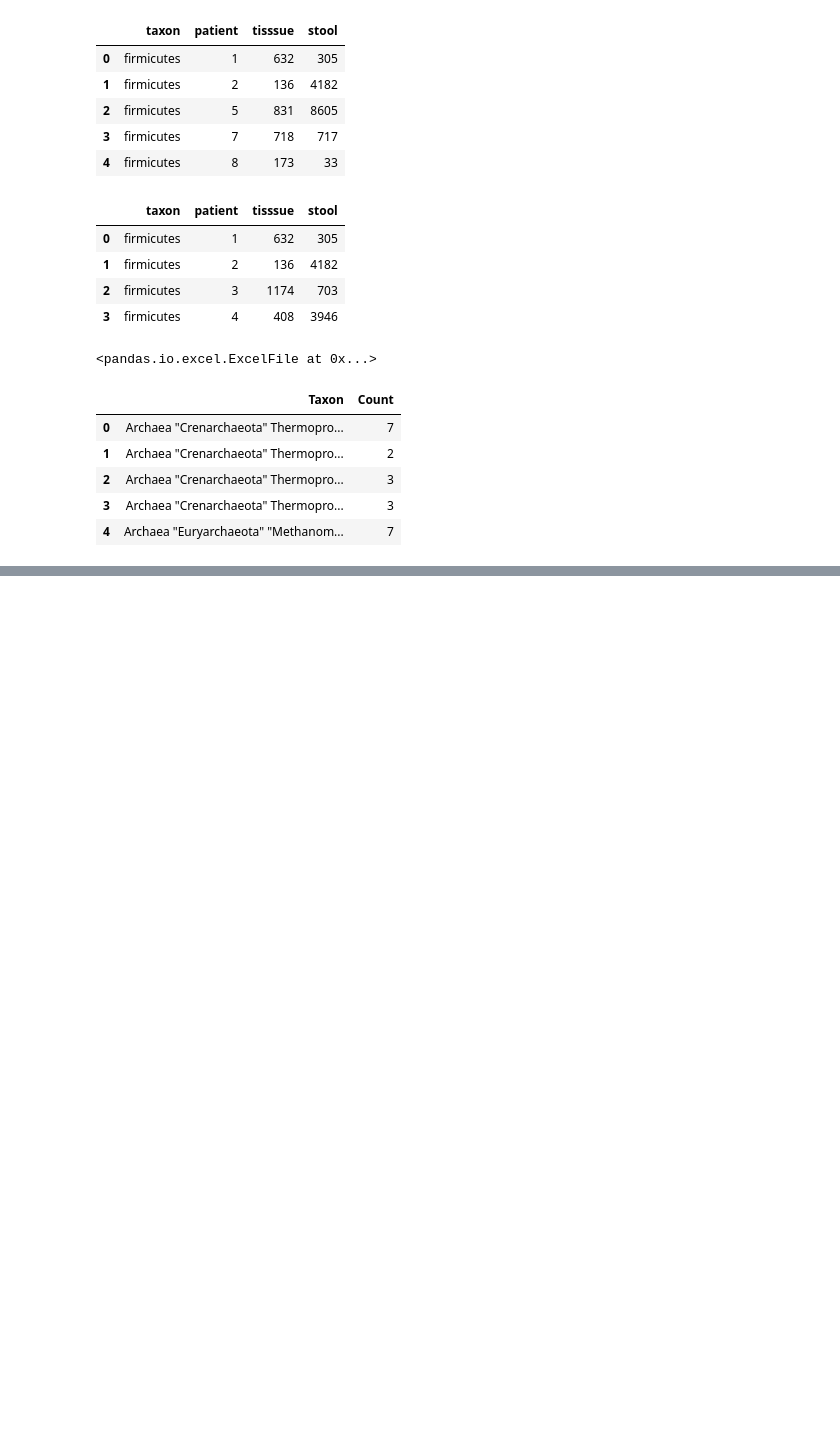
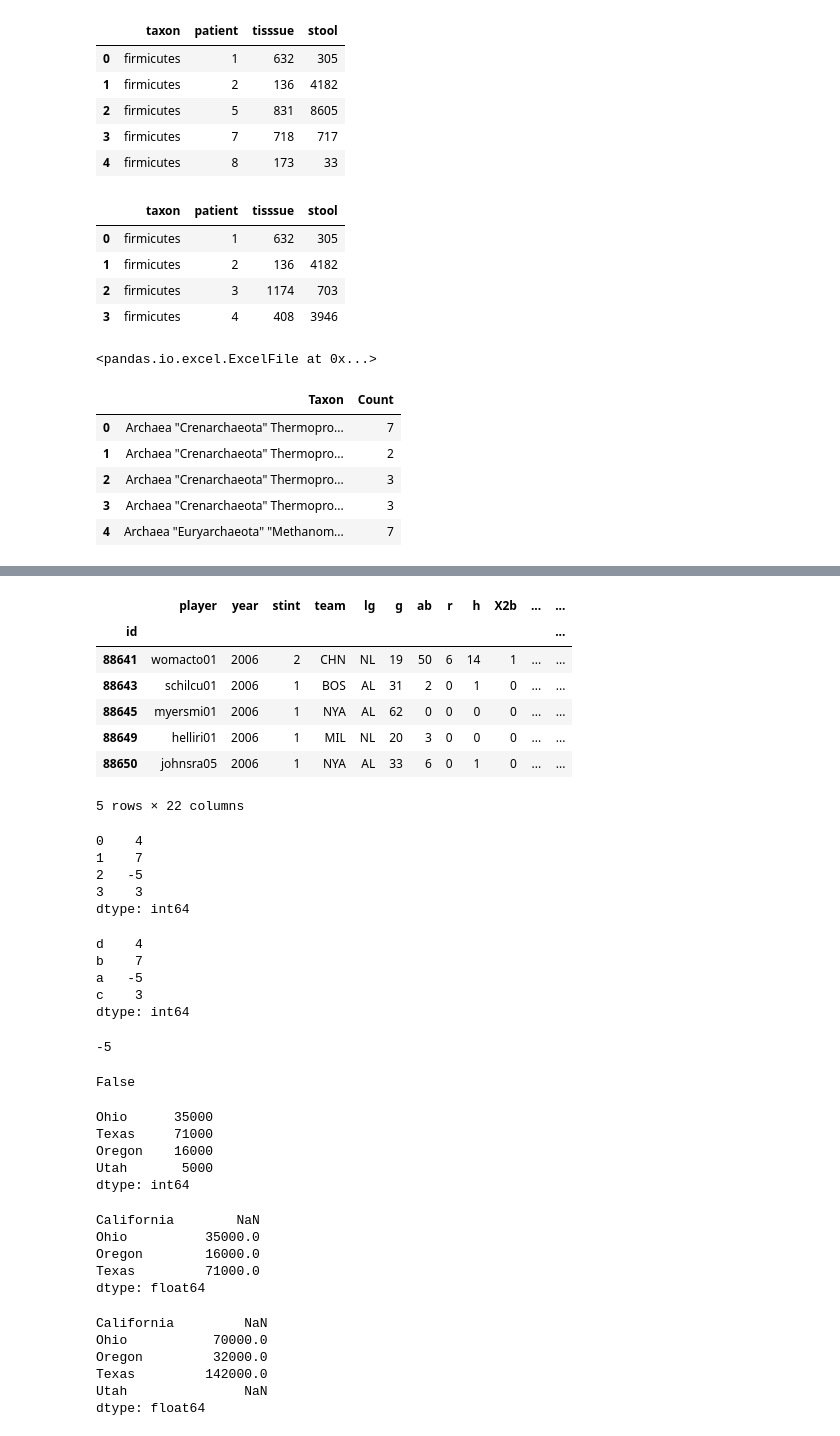
Before and after one commit to shuangsong/python_data_analysis, a Jupyter notebook: note_1.ipynb, the cells around one changed output, grey strips where cells are left out. Drawn from its saved outputs; the diff is of its cells as text; code cells hidden in the pictures; blank space fills up the shorter version.

Commit message:
add note 1

```diff
--- a/note_1.ipynb
+++ b/note_1.ipynb
@@ -478,0 +489,13 @@ mb1.head()
+# %%
+baseball = pd.read_csv("C:/Users/cleopathy/python_note/python_data_analysis/baseball.csv", index_col = 'id')
+# %%
+baseball.head()
+# %% [output]
+|  | player | year | stint | team | lg | g | ab | r | h | X2b | ... | ... |
+| id |  |  |  |  |  |  |  |  |  |  |  | ... |
+| 88641 | womacto01 | 2006 | 2 | CHN | NL | 19 | 50 | 6 | 14 | 1 | ... | ... |
+| 88643 | schilcu01 | 2006 | 1 | BOS | AL | 31 | 2 | 0 | 1 | 0 | ... | ... |
+| 88645 | myersmi01 | 2006 | 1 | NYA | AL | 62 | 0 | 0 | 0 | 0 | ... | ... |
+| 88649 | helliri01 | 2006 | 1 | MIL | NL | 20 | 3 | 0 | 0 | 0 | ... | ... |
+| 88650 | johnsra05 | 2006 | 1 | NYA | AL | 33 | 6 | 0 | 1 | 0 | ... | ... |
+5 rows × 22 columns
@@ -478,0 +504,56 @@ mb1.head()
+# %%
+#getting start with pandas
+obj = Series([4,7,-5,3])
+obj
+# %% [output]
+0    4
+1    7
+2   -5
+3    3
+dtype: int64
+# %%
+obj2 = Series([4,7,-5,3], index = ['d','b','a','c'])
+obj2
+# %% [output]
+d    4
+b    7
+a   -5
+c    3
+dtype: int64
+# %%
+obj2['a']
+# %% [output]
+-5
+# %%
+'e' in obj2
+# %% [output]
+False
+# %%
+sdata = {'Ohio':35000, 'Texas':71000,'Oregon':16000,'Utah':5000}
+obj3 = Series(sdata)
+obj3
+# %% [output]
+Ohio      35000
+Texas     71000
+Oregon    16000
+Utah       5000
+dtype: int64
+# %%
+states =['California','Ohio','Oregon','Texas']
+obj4 = Series(sdata, index = states)
+obj4
+# %% [output]
+California        NaN
+Ohio          35000.0
+Oregon        16000.0
+Texas         71000.0
+dtype: float64
+# %%
+obj3 + obj4
+# %% [output]
+California         NaN
+Ohio           70000.0
+Oregon         32000.0
+Texas         142000.0
+Utah               NaN
+dtype: float64
```
Also changed, not shown: parts of 6 cells of this notebook.
